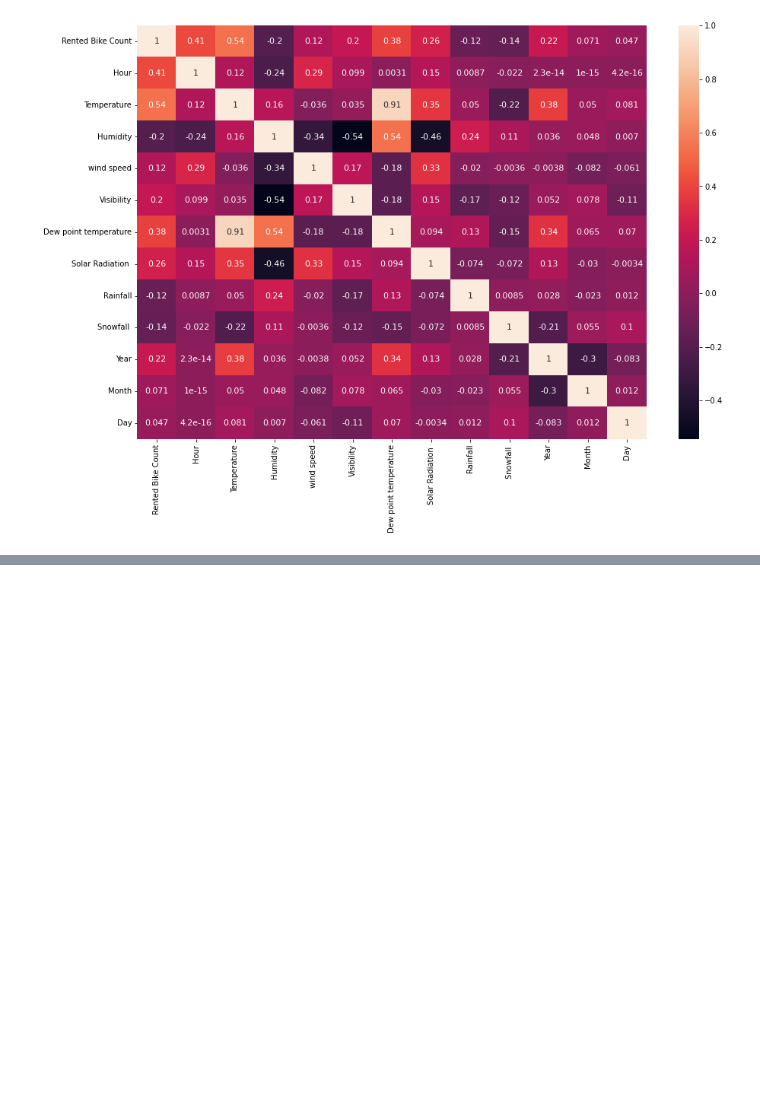
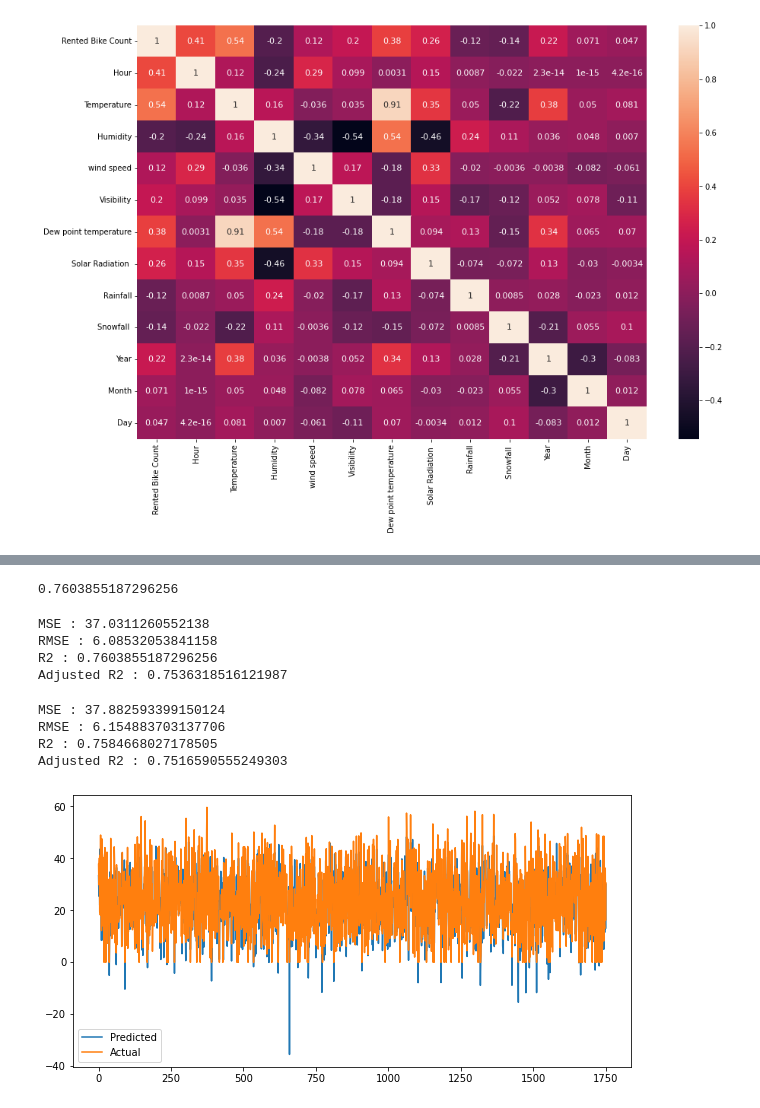
Before and after one commit to Debabarata308/Bike-Sharing-Demand-Prediction-, a Jupyter notebook: Bike_Sharing_Demand_Prediction_Capstone_Project.ipynb, the cells around one changed output, grey strips where cells are left out. Drawn from its saved outputs; the diff is of its cells as text; code cells hidden in the pictures; blank space fills up the shorter version.

```diff
--- a/Bike_Sharing_Demand_Prediction_Capstone_Project.ipynb
+++ b/Bike_Sharing_Demand_Prediction_Capstone_Project.ipynb
@@ -417,0 +470,4 @@ sns.heatmap(corr,  mask=mask , cbar=True ,annot=True, annot_kws={'size':11})
+# %%
+#Assign the value in X and Y
+X = new_data.drop(columns=['Rented Bike Count'], axis=1)
+y = np.sqrt(new_data['Rented Bike Count'])
@@ -417,0 +479,2 @@ sns.heatmap(corr,  mask=mask , cbar=True ,annot=True, annot_kws={'size':11})
+# %%
+X_train,X_test,y_train,y_test = train_test_split(X,y,test_size=0.2,random_state=50)
@@ -417,0 +519,59 @@ sns.heatmap(corr,  mask=mask , cbar=True ,annot=True, annot_kws={'size':11})
+# %%
+#importing linear regression model
+from sklearn.linear_model import LinearRegression
+reg= LinearRegression().fit(X_train, y_train)
+# %%
+# all coeffient
+reg.score(X_train, y_train)
+# %% [output]
+0.7603855187296256
+# %%
+# pred train test
+y_pred_train=reg.predict(X_train)
+y_pred_test=reg.predict(X_test)
+# %%
+#metrics for linear regession analysis
+from sklearn.metrics import mean_squared_error
+MSE= mean_squared_error((y_train), (y_pred_train))
+print("MSE :",MSE)
+
+RMSE=np.sqrt(MSE)
+print("RMSE :",RMSE)
+
+
+
+
+from sklearn.metrics import r2_score
+r2= r2_score(y_train, y_pred_train)
+print("R2 :",r2)
+print("Adjusted R2 :",1-(1-r2_score(y_train, y_pred_train))*((X_test.shape[0]-1)/(X_test.shape[0]-X_test.shape[1]-1)) )
+# %% [output]
+MSE : 37.0311260552138
+RMSE : 6.08532053841158
+R2 : 0.7603855187296256
+Adjusted R2 : 0.7536318516121987
+# %%
+#metrics for linear regression analysis for test dataset
+from sklearn.metrics import mean_squared_error
+MSE= mean_squared_error((y_test), (y_pred_test))
+print("MSE :",MSE)
+
+RMSE=np.sqrt(MSE)
+print("RMSE :",RMSE)
+r2= r2_score(y_test, y_pred_test)
+print("R2 :",r2)
+print("Adjusted R2 :",1-(1-r2_score(y_test, y_pred_test))*((X_test.shape[0]-1)/(X_test.shape[0]-X_test.shape[1]-1)) )
+# %% [output]
+MSE : 37.882593399150124
+RMSE : 6.154883703137706
+R2 : 0.7584668027178505
+Adjusted R2 : 0.7516590555249303
+# %%
+#predicted vs actual for test data
+plt.figure(figsize=(10,5))
+plt.plot(np.array(y_pred_test))
+plt.plot(np.array((y_test)))
+plt.legend(["Predicted","Actual"])
+plt.show()
+# %% [output]
+[figure, added]
```
Also changed, not shown: parts of 140 cells of this notebook.
